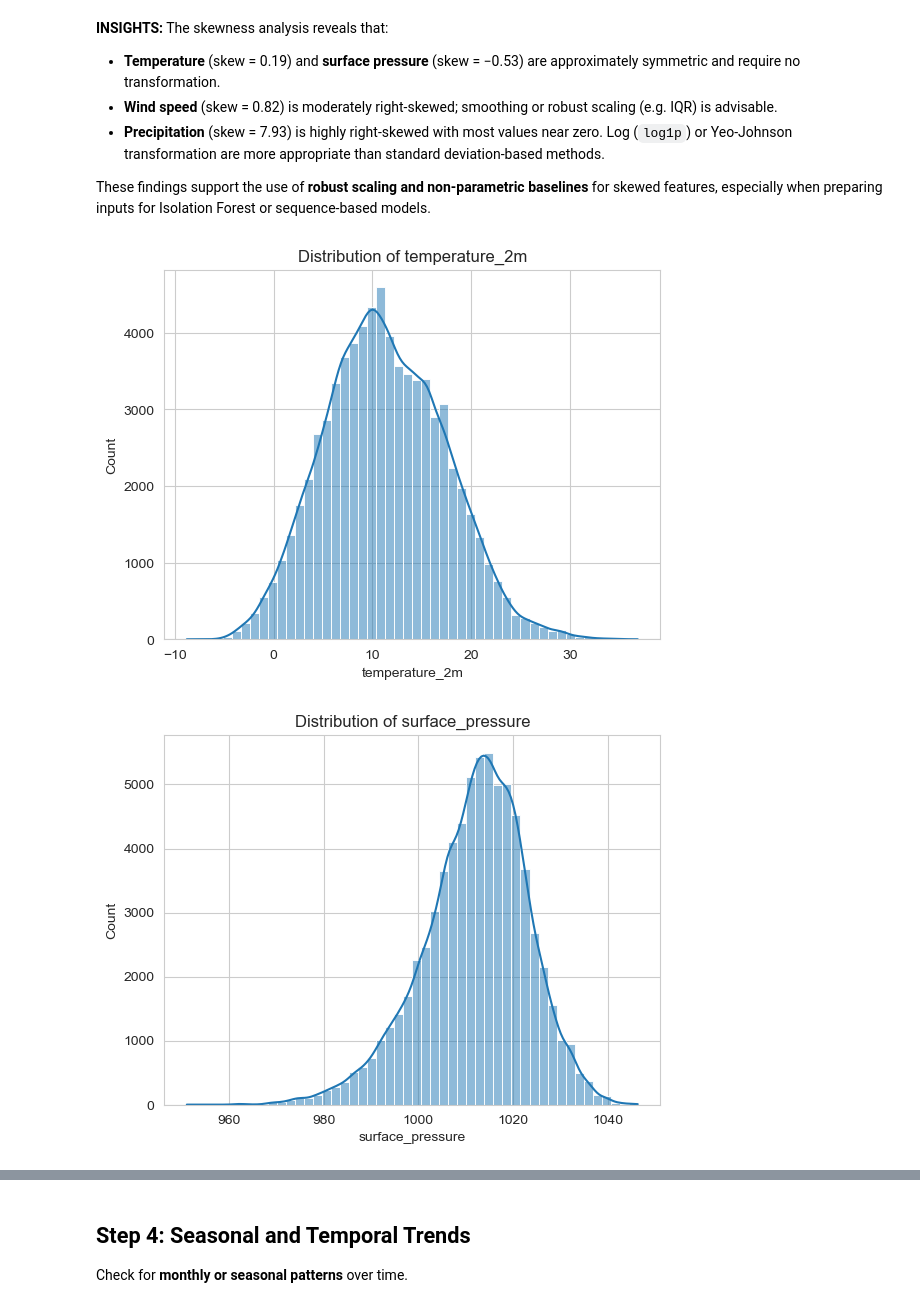
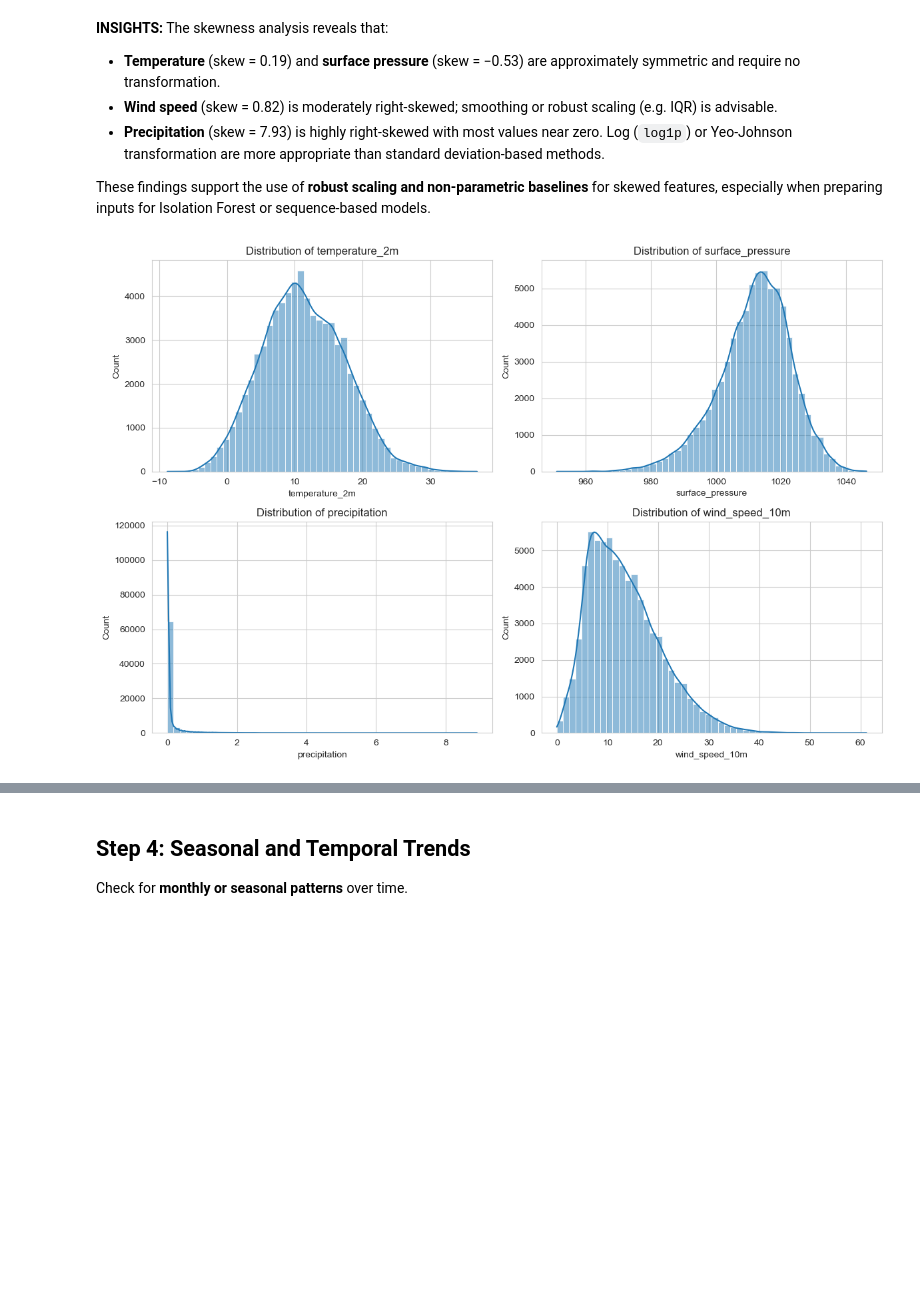
Before and after one commit to Jeremiah-Bachtin/comp1884-group6-weather-anomaly-detection-system, a Jupyter notebook: notebooks/notebook_jeremy_EDA.ipynb, the cells around one changed output, grey strips where cells are left out. Cells and saved outputs as stored; diff of their text form; code cells hidden in the pictures; blank space fills up the shorter version.

Commit message:
Minor adjustments to plots and commentary.

```diff
--- a/notebooks/notebook_jeremy_EDA.ipynb
+++ b/notebooks/notebook_jeremy_EDA.ipynb
@@ -89,10 +89,19 @@ The skewness analysis reveals that:
 
 These findings support the use of **robust scaling and non-parametric baselines** for skewed features, especially when preparing inputs for Isolation Forest or sequence-based models.
 # %%
-for col in df.columns:
-    sns.histplot(df[col], kde=True, bins=50)
-    plt.title(f'Distribution of {col}')
-    plt.show()
+# Create a 2x2 grid
+fig, axes = plt.subplots(2, 2, figsize=(12, 8))  # Adjust size if needed
+
+# Flatten the axes array to easily index it
+axes = axes.flatten()
+
+# Plot each column in its respective subplot
+for i, col in enumerate(df.columns[:4]):  # Limit to 4 columns
+    sns.histplot(df[col], kde=True, bins=50, ax=axes[i])
+    axes[i].set_title(f'Distribution of {col}')
+
+# Adjust layout for better spacing
+plt.tight_layout()
+plt.show()
 # %% [output]
-[figure, old version]
+[figure, new version]
-[figure, removed]
```
Also changed, not shown: parts of 3 cells of this notebook.
